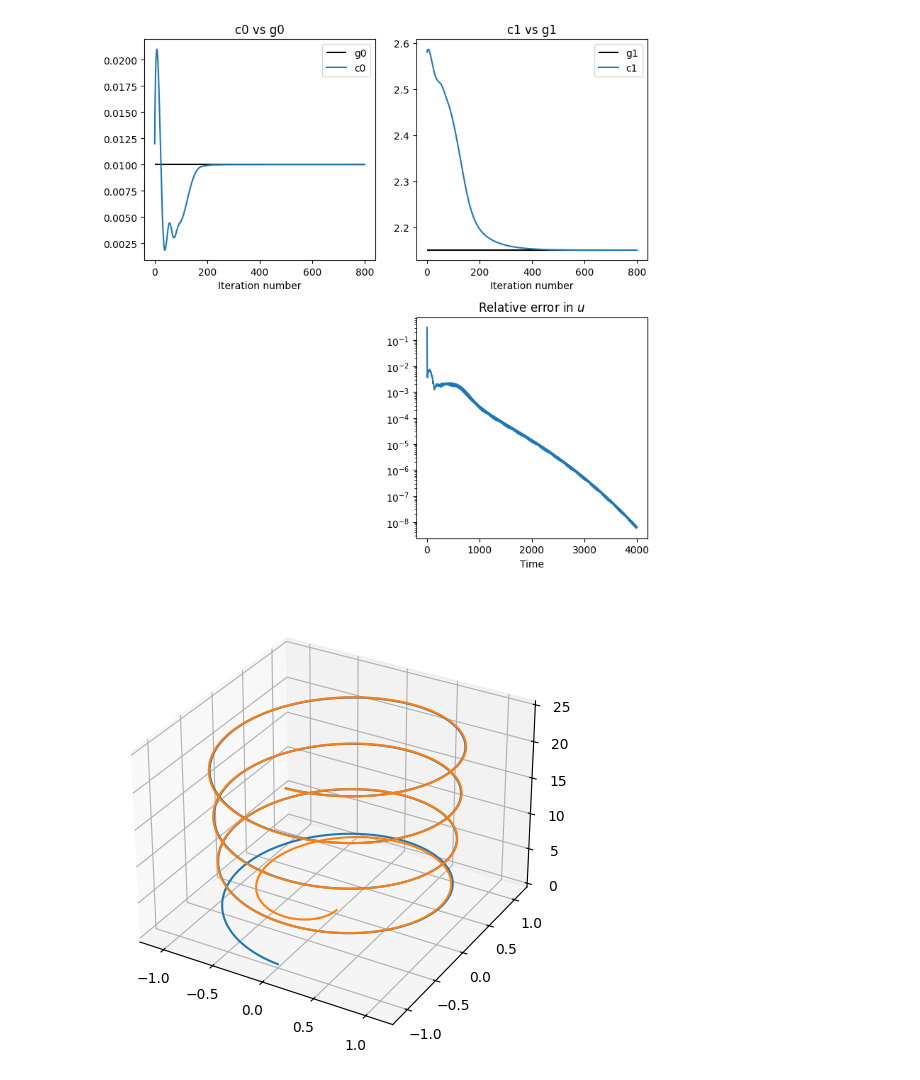
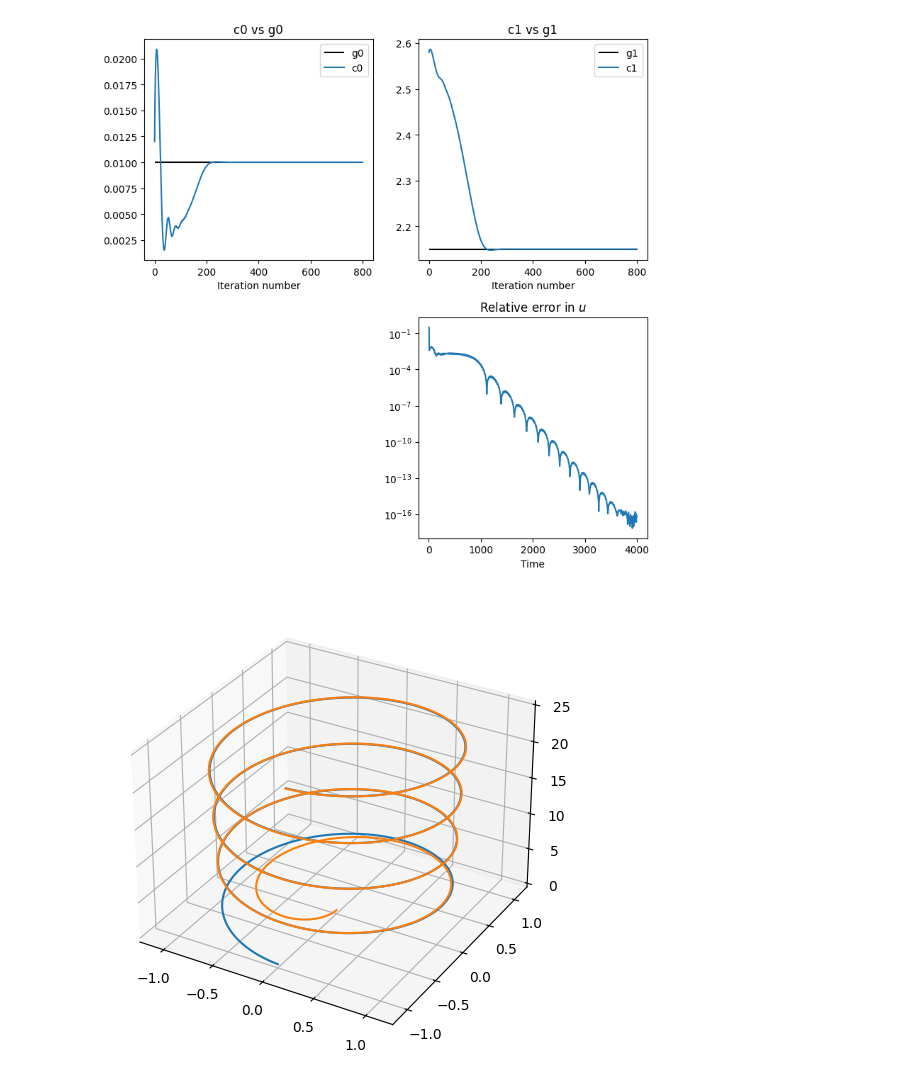
Before and after one commit to schilln/otf, a Jupyter notebook: examples/van_der_pol_oscillator/async.ipynb, the cells around one changed output. Drawn from its saved outputs; the diff is of its cells as text; code cells hidden in the pictures.

Commit message:
allowed complex state
This probably makes sense since negative values of x raised to a rational power result in complex values.

```diff
--- a/examples/van_der_pol_oscillator/async.ipynb
+++ b/examples/van_der_pol_oscillator/async.ipynb
@@ -24,7 +24,7 @@ jndarray = jnp.ndarray
 # %%
 def get_initial_values():
     # Initial true state
-    u0 = jnp.array([0, -1], dtype=float)
+    u0 = jnp.array([0, -1], dtype=complex)
 
     # Initial simulation state
     un0 = jnp.zeros_like(u0)
@@ -103,10 +101,10 @@ WARNING:2025-10-18 16:21:39,480:jax._src.xla_bridge:794: An NVIDIA GPU may be pr
 # %%
-fig, axs = plot(cs, u_errors, gs, tls)
+fig, axs = plot(cs.real, u_errors, gs.real, tls)
 fig.set_size_inches(8, 8)
 fig.tight_layout()
 plt.show()
 # %% [output]
-[figure, old version]
+[figure, new version]
 # %%
 fig, ax = plt.subplots(1, 1, subplot_kw={"projection": "3d"})
 
```
Also changed, not shown: parts of 2 cells of this notebook.
